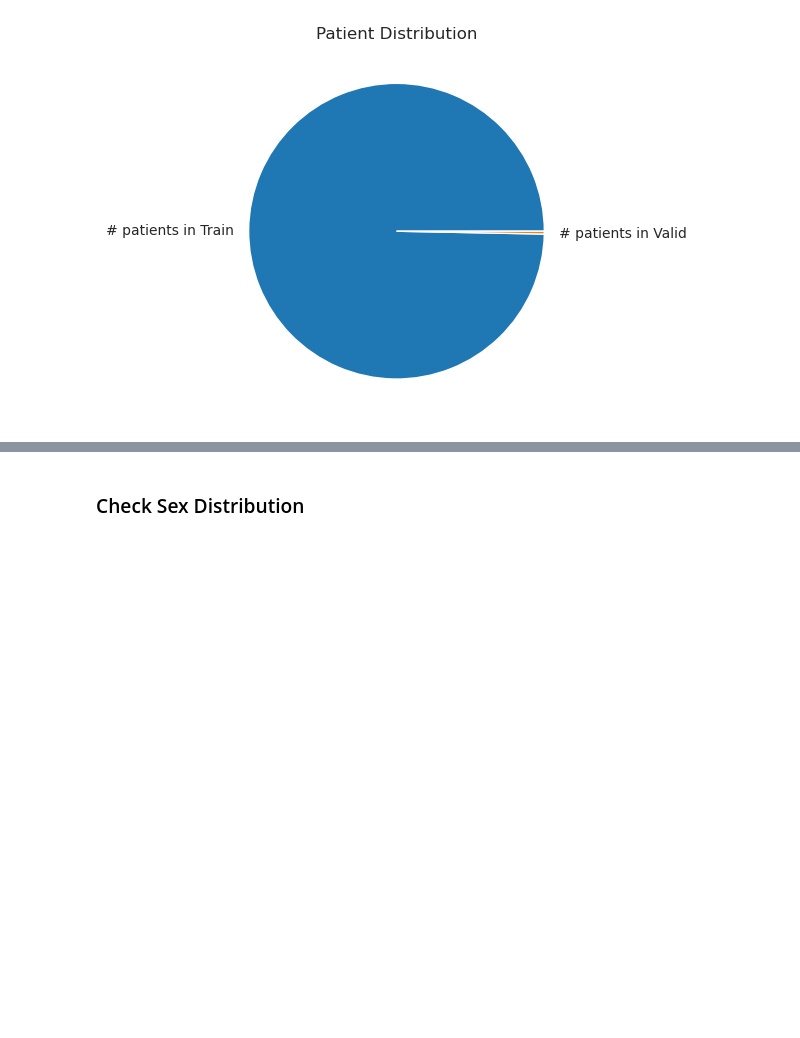
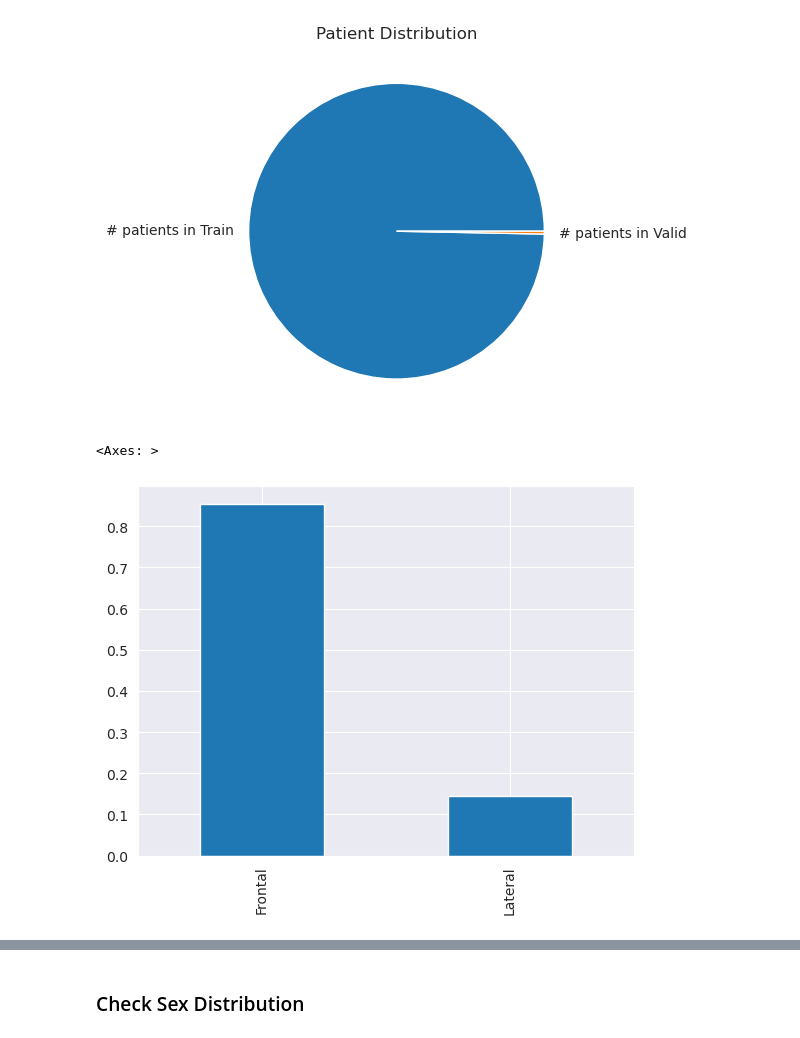
Before and after one commit to JuanGonzalezU/CheXBias, a Jupyter notebook: notebooks/eda.ipynb, the cells around one changed output, grey strips where cells are left out. Saved outputs shown, nothing was run; the diff lists cells and outputs as text; code cells hidden in the pictures; blank space fills up the shorter version.

```diff
--- a/notebooks/eda.ipynb
+++ b/notebooks/eda.ipynb
@@ -30,7 +30,7 @@ This CheXpert small version, contains a tran and test split. Each directory, con
 Regarding the lables, there is an original label that came with the CheXpert dataset, but some Standford researchers (same group as the original CheXpert), developed a model for labeling again the data based on a Biomedical pre-trained BERT model, with the images and the lables. After validating this model, they created a new label file. This gave substantial better results in the classification task on the models trained with this new GT. This is called train_VisualChex**b**ert
 # %%
 # Get path for raw data
-raw_data_path = os.path.join(os.getcwd().split('notebooks')[0],'data','raw','CheXpert-v1.0-small')
+raw_data_path = os.path.join(os.getcwd().split('notebooks')[0],'data','raw','CheXpert-v1.0')
 
 # Get amount of patients in train
 train_patient_folders = os.listdir(os.path.join(raw_data_path,'train'))
@@ -54,3 +54,8 @@ plt.show()
 Match in train!
 Match in test!
 [figure]
+# %%
+train_df['Frontal/Lateral'].value_counts(normalize=True).plot.bar()
+# %% [output]
+<Axes: >
+[figure, added]
```
Also changed, not shown: parts of 2 cells of this notebook, 8 other files.
